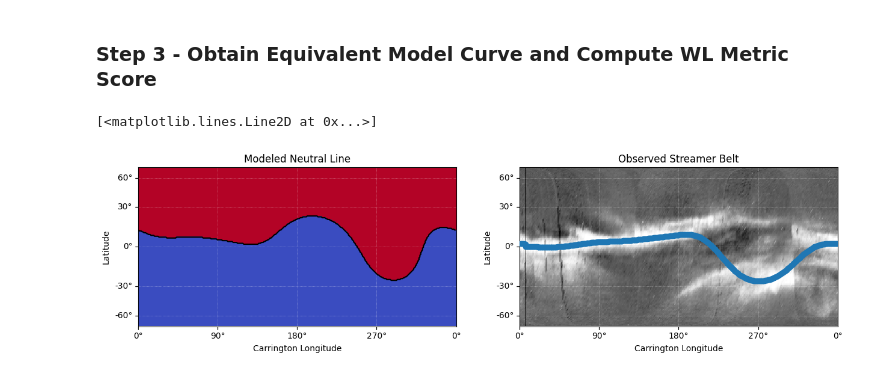
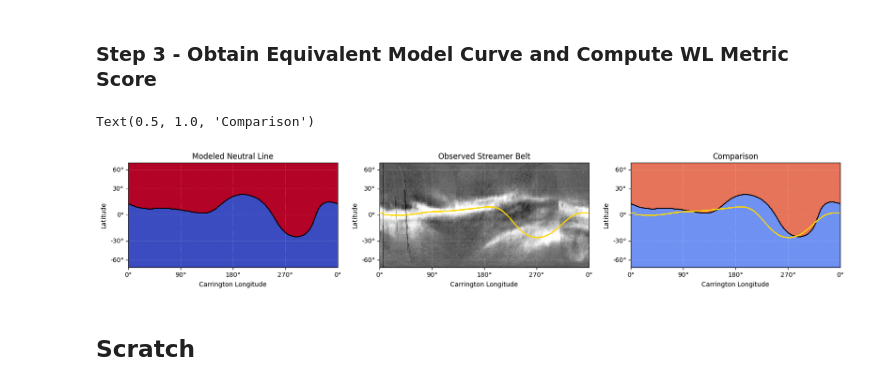
Before and after one commit to STBadman/cmfpy, a Jupyter notebook: topLevel.ipynb, the cells around one changed output. Saved outputs shown, nothing was run; the diff lists cells and outputs as text; code cells hidden in the pictures.

Commit message:
WL neutral line extraction

```diff
--- a/topLevel.ipynb
+++ b/topLevel.ipynb
@@ -176,26 +179,32 @@ nlmap_model_example_map = h.csv2map(nlmap_model_example_path,
 # %%
 ### The model result y-axis is binned in the Cylindrical equal area projection
 # while the observation is binned in latitude. We can convert one to the other
 # by using the sunpy reprojection api (this also will interpolate the map to
 # the same resolution as the model result, which we also need for doing the
 # pixel by pixel classification )
 wl_obs_cea = wlmap.reproject_to(nlmap_model_example_map.wcs)
 
 ## Now we can plot this side by side with "observed" coronal holes and see
 ## how they compare
-fig = plt.figure(figsize=(15,5))
-axmodel = fig.add_subplot(121,projection=nlmap_model_example_map.wcs)
-axobs = fig.add_subplot(122,projection=wl_obs_cea.wcs)
+fig = plt.figure(figsize=(20,5))
+axmodel = fig.add_subplot(131,projection=nlmap_model_example_map.wcs)
+axobs = fig.add_subplot(132,projection=wl_obs_cea.wcs)
+axcomp = fig.add_subplot(133,projection=nlmap_model_example_map.wcs)
 
 nlmap_model_example_map.plot(cmap="coolwarm",axes=axmodel)
 nlmap_model_example_map.draw_contours(levels=[0],colors=["black"],axes=axmodel)
 wl_obs_cea.plot(cmap="Greys_r",axes=axobs)
-#ch_combined.plot(cmap="inferno",axes=axcomb)
+axobs.plot_coord(smb,"o",color="gold",ms=1)
+nlmap_model_example_map.plot(cmap="coolwarm",axes=axcomp,vmin=-1.5,vmax=1.5)
+nlmap_model_example_map.draw_contours(levels=[0],colors=["black"],axes=axcomp,label="Model")
+axcomp.plot_coord(smb,"o",color="gold",ms=1,label="Observed")
+
 axmodel.set_title("Modeled Neutral Line")
 axobs.set_title("Observed Streamer Belt")
-axobs.plot_coord(smb,"o")
-#axcomb.set_title("Overlap")
+axcomp.set_title("Comparison")
 # %% [output]
-[<matplotlib.lines.Line2D at 0x...>]
+Text(0.5, 1.0, 'Comparison')
-[figure, old version]
+[figure, new version]
+# %% [markdown]
+## Scratch
 # %%
```
Also changed, not shown: parts of 5 cells of this notebook, 1 other file.
